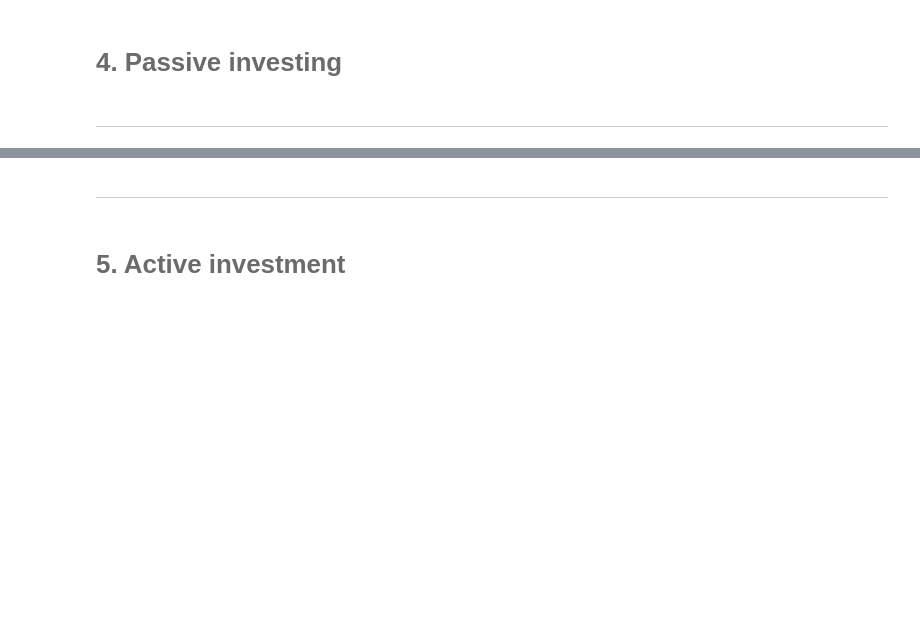
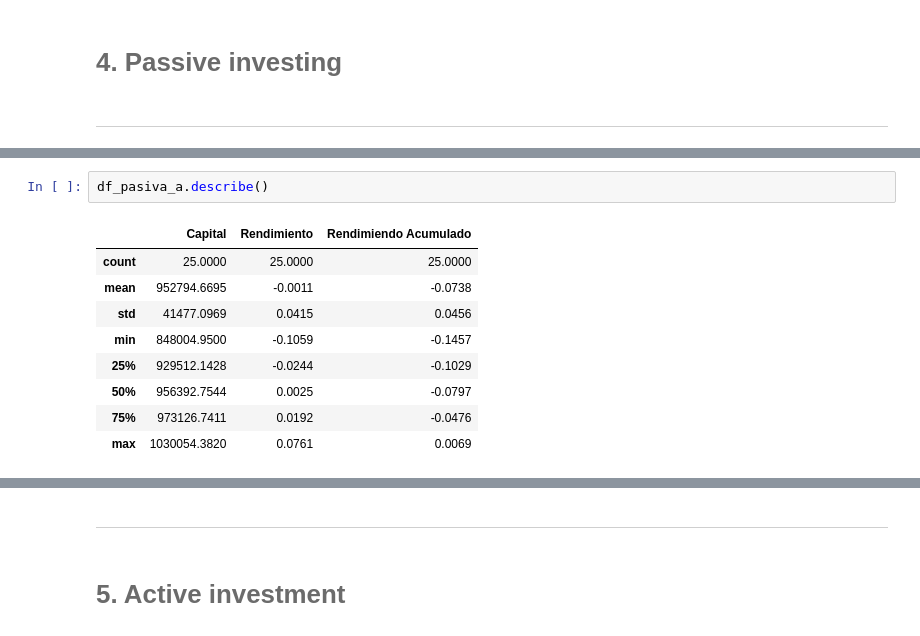
Before and after one commit to HKael/MYST, a Jupyter notebook: notebook.ipynb, the cells around one changed output, grey strips where cells are left out. Saved outputs shown, nothing was run; the diff lists cells and outputs as text; blank space fills up the shorter version.

```diff
--- a/notebook.ipynb
+++ b/notebook.ipynb
@@ -115,2 +161,14 @@ df_pasiva_a
+# %%
+df_pasiva_a.describe()
+# %% [output]
+|  | Capital | Rendimiento | Rendimiendo Acumulado |
+| count | 25.0000 | 25.0000 | 25.0000 |
+| mean | 952794.6695 | -0.0011 | -0.0738 |
+| std | 41477.0969 | 0.0415 | 0.0456 |
+| min | 848004.9500 | -0.1059 | -0.1457 |
+| 25% | 929512.1428 | -0.0244 | -0.1029 |
+| 50% | 956392.7544 | 0.0025 | -0.0797 |
+| 75% | 973126.7411 | 0.0192 | -0.0476 |
+| max | 1030054.3820 | 0.0761 | 0.0069 |
 # %%
 # PASIVA 2
```
Also changed, not shown: parts of 28 cells of this notebook, 3 other files.
